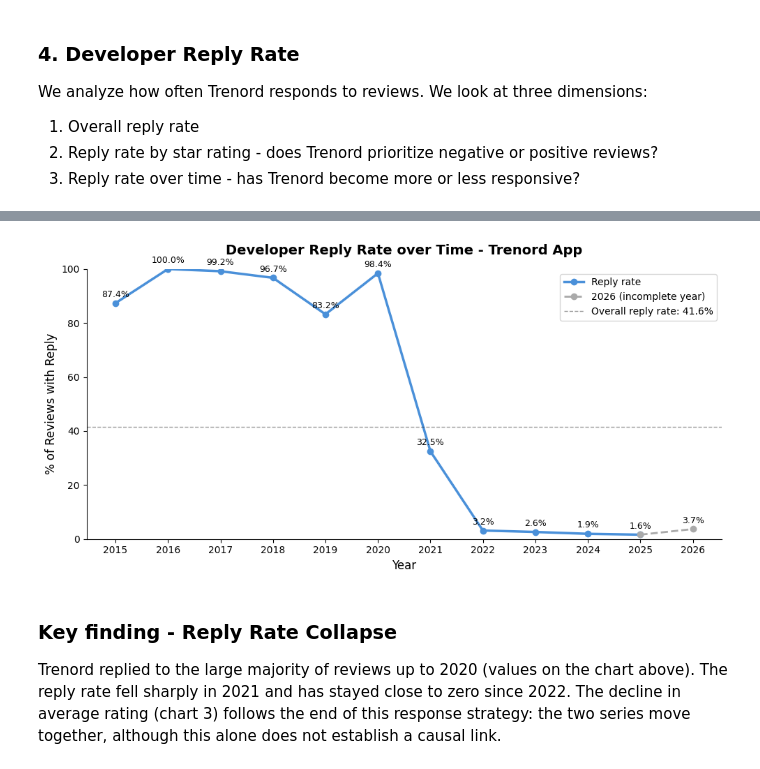
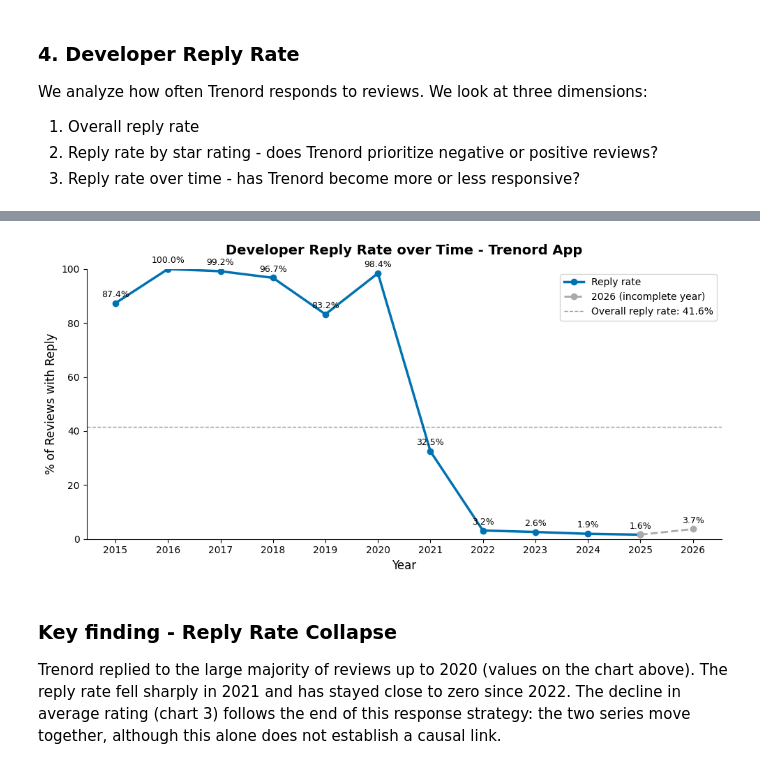
Before and after one commit to paolotroia-datavizlab/trenord-reviews-bertopic, a Jupyter notebook: notebooks/03_analysis.ipynb, the cells around one changed output, grey strips where cells are left out. Saved outputs shown, nothing was run; the diff lists cells and outputs as text; code cells hidden in the pictures.

```diff
--- a/notebooks/03_analysis.ipynb
+++ b/notebooks/03_analysis.ipynb
@@ -78,7 +78,7 @@ fig, ax = plt.subplots(figsize=(8, 5))
 rating_counts = df["rating"].value_counts().sort_index()
 
 # Red for negative (1-2 stars), grey for neutral (3), green for positive (4-5)
-colors = ["#d9534f", "#d9534f", "#aaaaaa", "#5cb85c", "#5cb85c"]
+colors = ["#D55E00", "#E69F00", "#999999", "#66C5AB", "#009E73"]
 
 bars = ax.bar(rating_counts.index, rating_counts.values, color=colors, edgecolor="white", linewidth=0.8)
 
@@ -346,7 +346,7 @@ fig, ax = plt.subplots(figsize=(10, 5))
 # Solid line for complete years
 ax.plot(
     complete.index, complete.values,
-    color="#4a90d9", linewidth=2.5, marker="o", markersize=6,
+    color="#0072B2", linewidth=2.5, marker="o", markersize=6,
     label="Reply rate"
 )
 
@@ -360,34 +360,34 @@ ax.plot(
 # Show the exact percentage next to each data point
 for year, pct in reply_by_year.items():
     ax.text(
         year, pct + 1.5,
         f"{pct:.1f}%",
         ha="center", va="bottom", fontsize=9
     )
 
 # Add a reference line at the overall reply rate
 overall_reply_rate = df["has_reply"].mean() * 100
 ax.axhline(
     y=overall_reply_rate,
     color="black", linestyle="--", linewidth=1, alpha=0.4,
     label=f"Overall reply rate: {overall_reply_rate:.1f}%"
 )
 
 ax.set_title("Developer Reply Rate over Time - Trenord App", fontsize=14, fontweight="bold", pad=15)
 ax.set_xlabel("Year", fontsize=12)
 ax.set_ylabel("% of Reviews with Reply", fontsize=12)
 ax.set_xticks(reply_by_year.index)
 ax.set_ylim(0, 100)
 ax.legend(fontsize=10)
 
 ax.spines["top"].set_visible(False)
 ax.spines["right"].set_visible(False)
 
 plt.tight_layout()
 plt.savefig("../reports/figures/chart_reply_rate_over_time.png", dpi=150)
 plt.show()
 # %% [output]
-[figure, old version]
+[figure, new version]
 # %% [markdown]
 ### Key finding - Reply Rate Collapse
 Trenord replied to the large majority of reviews up to 2020 (values on the chart above).
```
Also changed, not shown: parts of 6 cells of this notebook, 18 other files.
